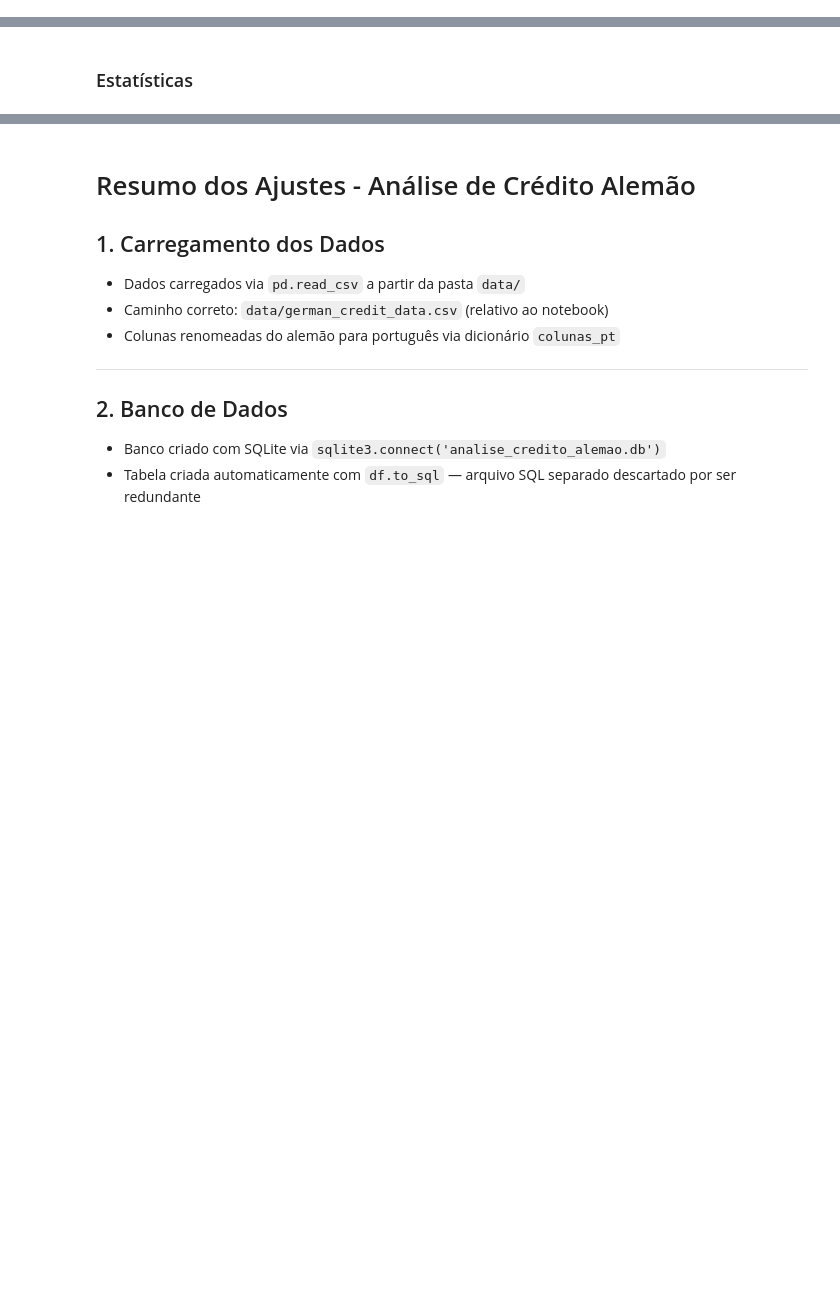
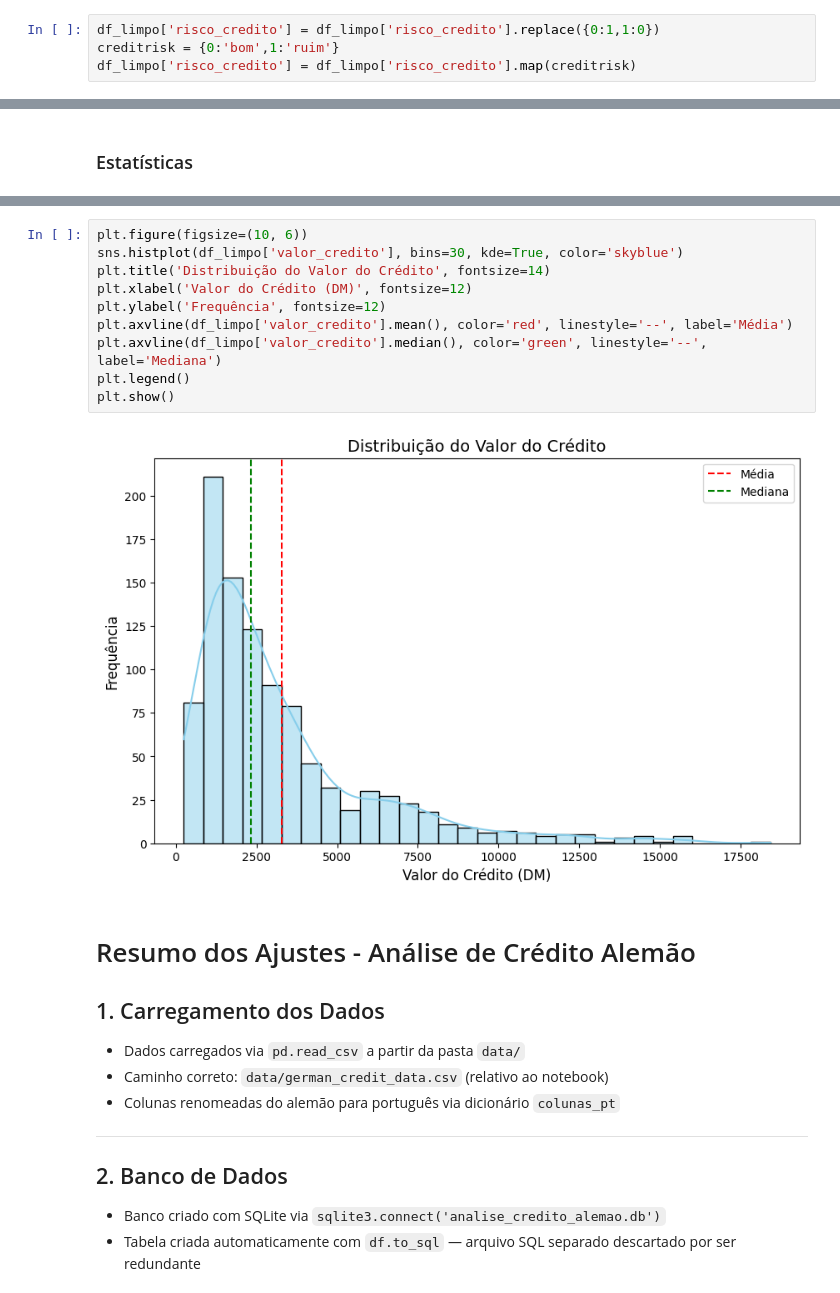
Before and after one commit to amandou/Sistema-de-Analise-Inteligente, a Jupyter notebook: banco_credito.ipynb, the cells around one changed output, grey strips where cells are left out. Drawn from its saved outputs; the diff is of its cells as text; blank space fills up the shorter version.

Commit message:
feature: Create distribution chart credit value

```diff
--- a/banco_credito.ipynb
+++ b/banco_credito.ipynb
@@ -463,6 +463,10 @@ df_limpo['telefone'] = df_limpo['telefone'].map(telefone)
 df_limpo['trabalhador_estrangeiro'] = df_limpo['trabalhador_estrangeiro'].map(trabalhador_estrangeiro)
 
 df_limpo['risco_credito'] = df_limpo['risco_credito'].map(risco_credito)
+# %%
+df_limpo['risco_credito'] = df_limpo['risco_credito'].replace({0:1,1:0})
+creditrisk = {0:'bom',1:'ruim'}
+df_limpo['risco_credito'] = df_limpo['risco_credito'].map(creditrisk)
 # %%
 df_limpo.head()
 # %% [output]
@@ -559,6 +563,18 @@ df_estatisticas
 | 0 | duracao_meses | 20.903 | 18.0 | 24 | 1.454150e+02 | 12.058814 | 0.576894 | 4 | 72 | ... |
 | 1 | valor_credito | 3271.248 | 2319.5 | 1258 | 7.967927e+06 | 2822.751760 | 0.862898 | 250 | 18424 | ... |
 | 2 | idade | 35.542 | 33.0 | 27 | 1.288831e+02 | 11.352670 | 0.319416 | 19 | 75 | ... |
+# %%
+plt.figure(figsize=(10, 6))
+sns.histplot(df_limpo['valor_credito'], bins=30, kde=True, color='skyblue')
+plt.title('Distribuição do Valor do Crédito', fontsize=14)
+plt.xlabel('Valor do Crédito (DM)', fontsize=12)
+plt.ylabel('Frequência', fontsize=12)
+plt.axvline(df_limpo['valor_credito'].mean(), color='red', linestyle='--', label='Média')
+plt.axvline(df_limpo['valor_credito'].median(), color='green', linestyle='--', label='Mediana')
+plt.legend()
+plt.show()
+# %% [output]
+[figure, added]
 # %% [markdown]
 # Resumo dos Ajustes - Análise de Crédito Alemão
 
```
